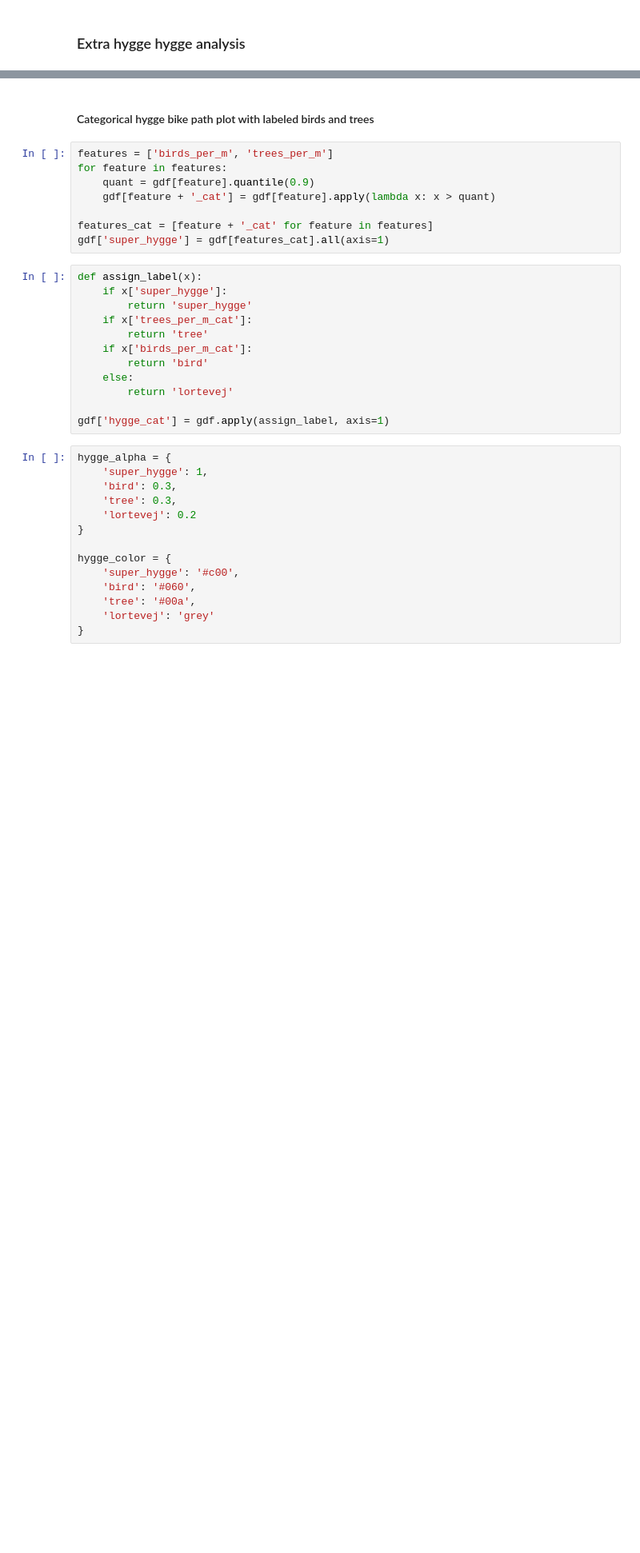
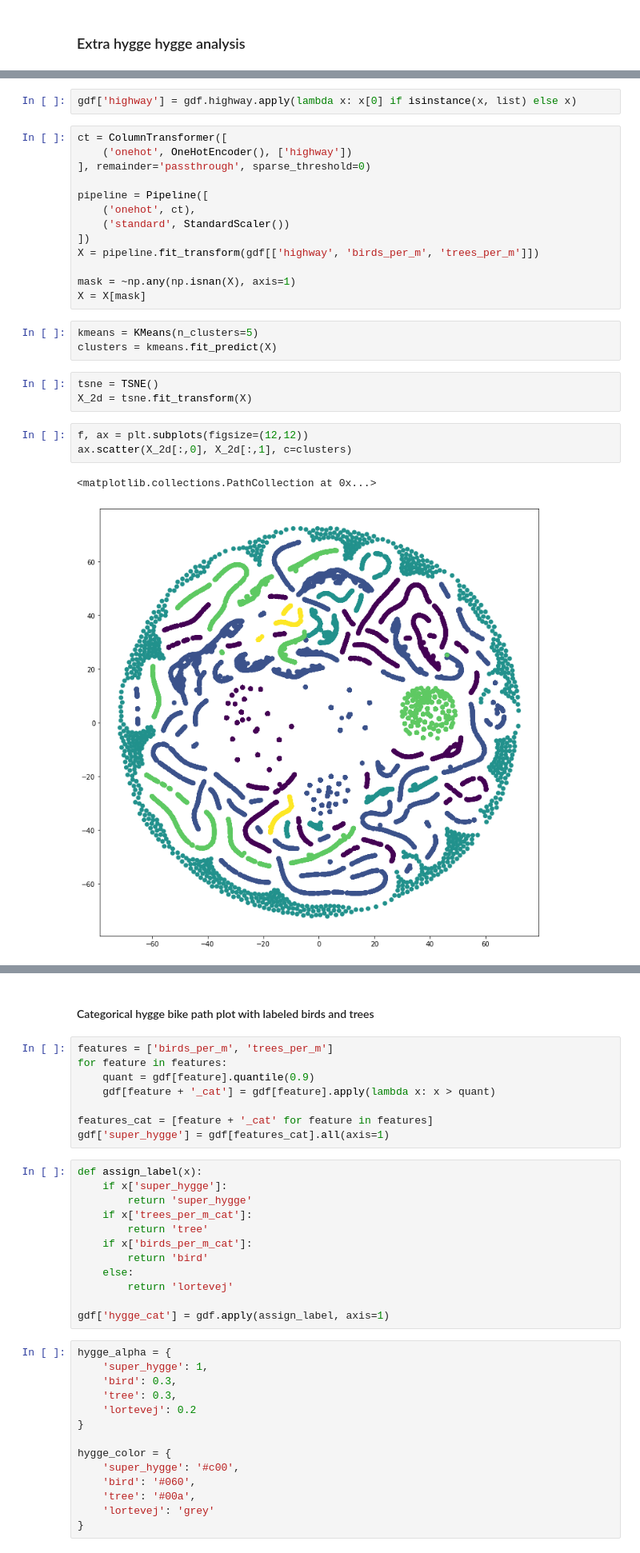
Before and after one commit to Marcus-Friis/geospatial-exam, a Jupyter notebook: notebooks/hyggefinder.ipynb, the cells around one changed output, grey strips where cells are left out. Shown at 80% size. Drawn from its saved outputs; the diff is of its cells as text; blank space fills up the shorter version.

```diff
--- a/notebooks/hyggefinder.ipynb
+++ b/notebooks/hyggefinder.ipynb
@@ -116,0 +190,27 @@ Ellipsis
+# %%
+gdf['highway'] = gdf.highway.apply(lambda x: x[0] if isinstance(x, list) else x)
+# %%
+ct = ColumnTransformer([
+    ('onehot', OneHotEncoder(), ['highway'])
+], remainder='passthrough', sparse_threshold=0)
+
+pipeline = Pipeline([
+    ('onehot', ct),
+    ('standard', StandardScaler())
+])
+X = pipeline.fit_transform(gdf[['highway', 'birds_per_m', 'trees_per_m']])
+
+mask = ~np.any(np.isnan(X), axis=1)
+X = X[mask]
+# %%
+kmeans = KMeans(n_clusters=5)
+clusters = kmeans.fit_predict(X)
+# %%
+tsne = TSNE()
+X_2d = tsne.fit_transform(X)
+# %%
+f, ax = plt.subplots(figsize=(12,12))
+ax.scatter(X_2d[:,0], X_2d[:,1], c=clusters)
+# %% [output]
+<matplotlib.collections.PathCollection at 0x...>
+[figure, added]
```
Also changed, not shown: parts of 17 cells of this notebook.
